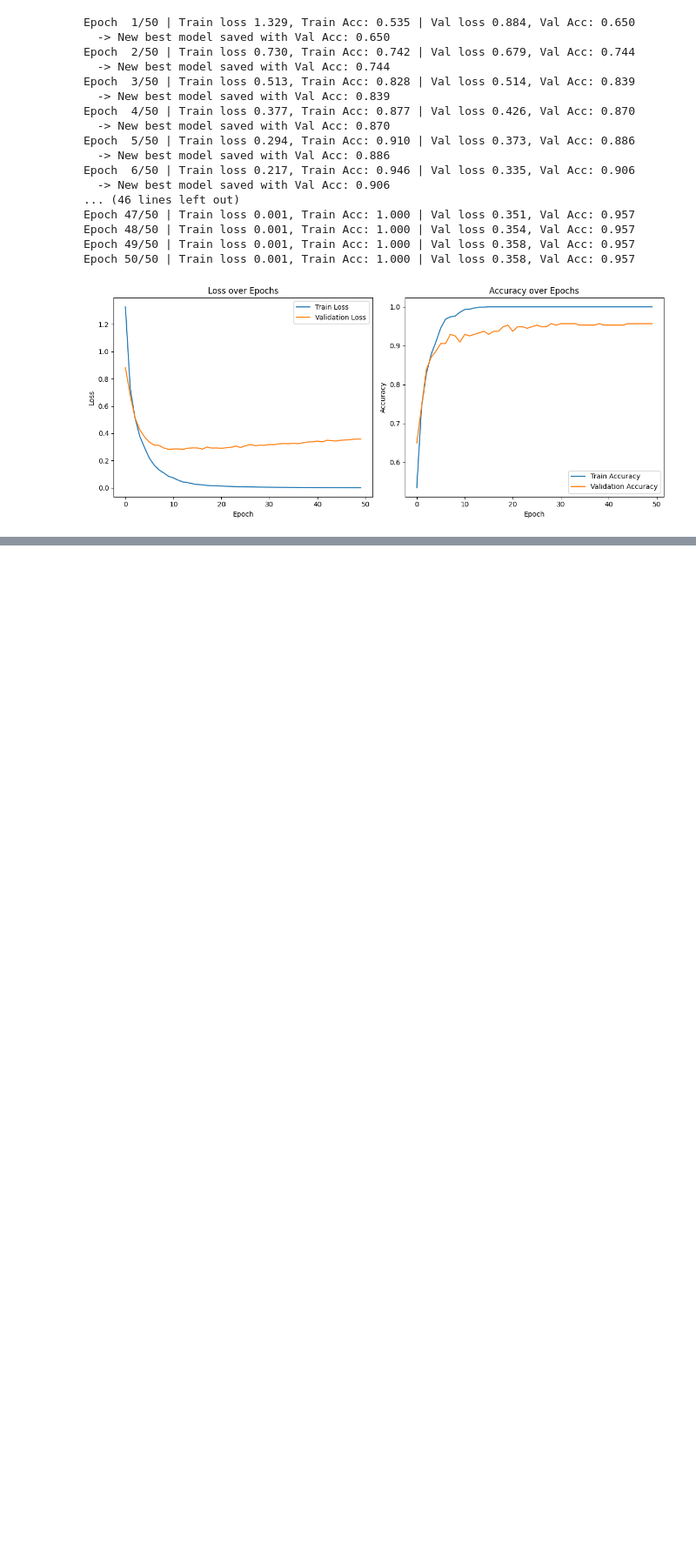
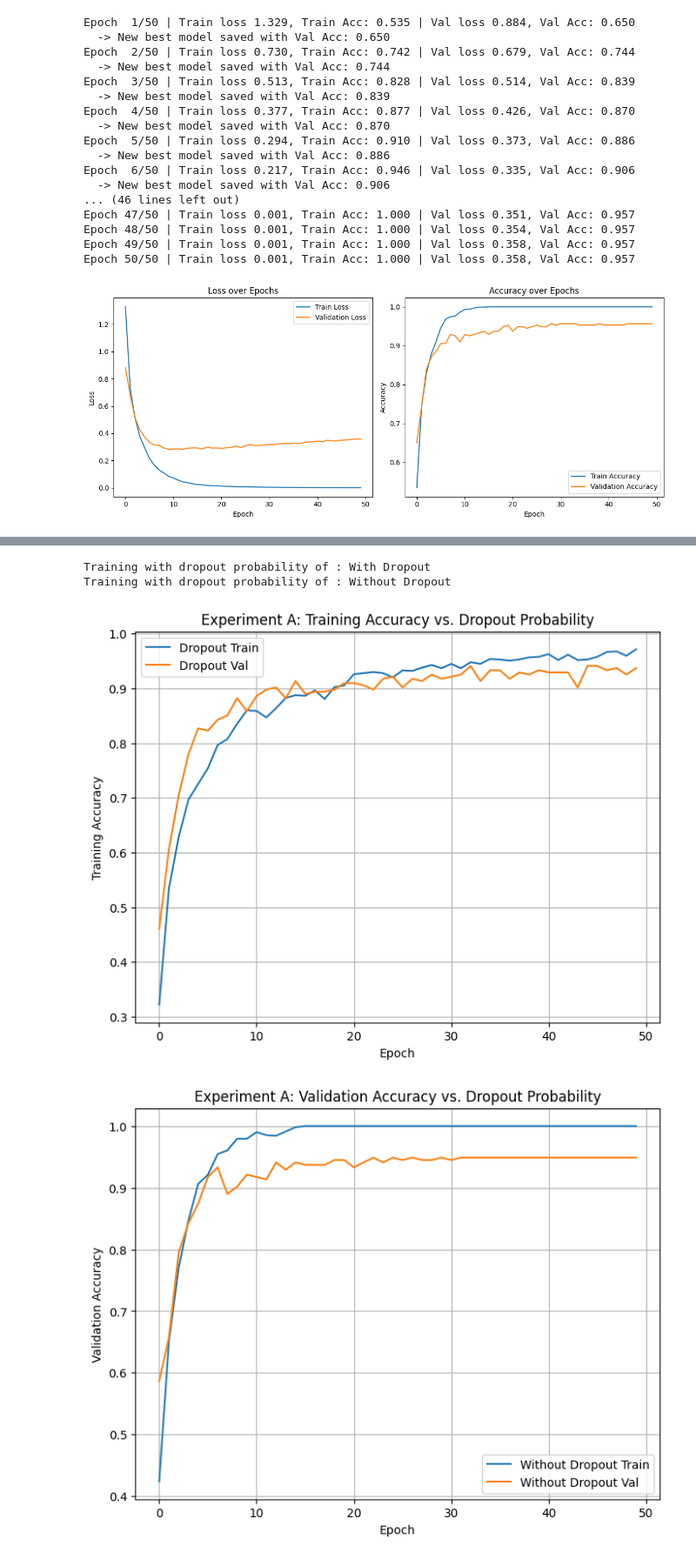
Before and after one commit to itz-Amy/Lab-3-Neural-Networks, a Jupyter notebook: Amy_Addo_Lab3.ipynb, the cells around one changed output, grey strips where cells are left out. Shown at 87% size. Drawn from its saved outputs; the diff is of its cells as text; code cells hidden in the pictures; blank space fills up the shorter version.

```diff
--- a/Amy_Addo_Lab3.ipynb
+++ b/Amy_Addo_Lab3.ipynb
@@ -751,0 +923,49 @@ To reset the gadient for each epoch. If this isn't done the new gradients would
+# %%
+# TODO — Experiment C (regularization): take your LARGEST network and train it
+#   with and without nn.Dropout(0.3) after each hidden layer.
+#   Plot train vs validation accuracy for both runs.
+
+dropout_prob = {
+    'With Dropout': 0.3,
+    'Without Dropout': 0.0,
+
+}
+
+dropout_histories = {}
+for name, dropout_value in dropout_prob.items():
+    print(f"Training with dropout probability of : {name}")
+    torch.manual_seed(RANDOM_STATE)
+    dropout_histories[name] = run_experiment(hidden_sizes=(256, 128, 64),dropout= dropout_value, epochs=50)
+
+
+dropout_history = {}
+dropout_history = run_experiment(hidden_sizes=(256, 128, 64), dropout = 0.3, epochs=50)
+
+Withoutdropout_history = {}
+Withoutdropout_history = run_experiment(hidden_sizes=(256, 128, 64), dropout = 0.0, epochs=50)
+
+plt.figure(figsize=(8, 6))
+plt.plot(dropout_history['train_acc'], label='Dropout Train')
+plt.plot(dropout_history['val_acc'], label=f'Dropout Val')
+plt.title('Experiment A: Training Accuracy vs. Dropout Probability')
+plt.xlabel('Epoch')
+plt.ylabel('Training Accuracy')
+plt.legend()
+plt.grid(True)
+plt.show()
+
+
+plt.figure(figsize=(8, 6))
+plt.plot(Withoutdropout_history['train_acc'], label='Without Dropout Train')
+plt.plot(Withoutdropout_history['val_acc'], label=f'Without Dropout Val')
+plt.title('Experiment A: Validation Accuracy vs. Dropout Probability')
+plt.xlabel('Epoch')
+plt.ylabel('Validation Accuracy')
+plt.legend()
+plt.grid(True)
+plt.show()
+# %% [output]
+Training with dropout probability of : With Dropout
+Training with dropout probability of : Without Dropout
+[figure, added]
+[figure, added]
```
Also changed, not shown: parts of 6 cells of this notebook.
